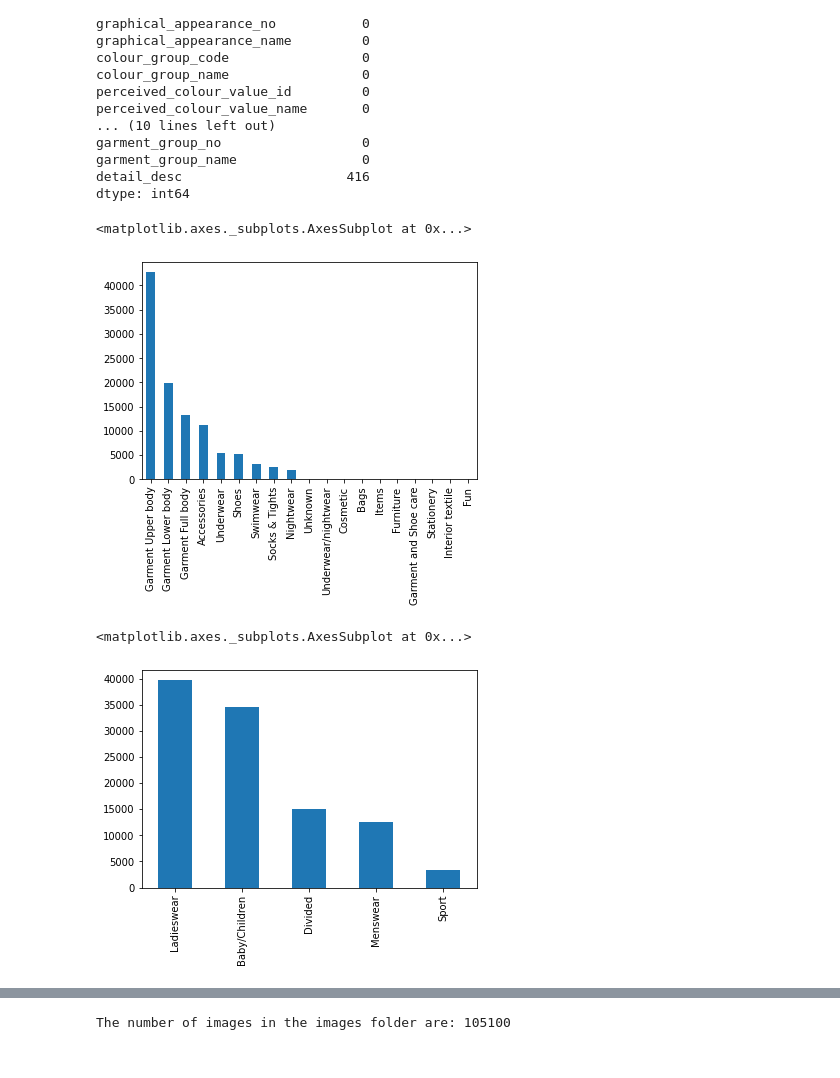
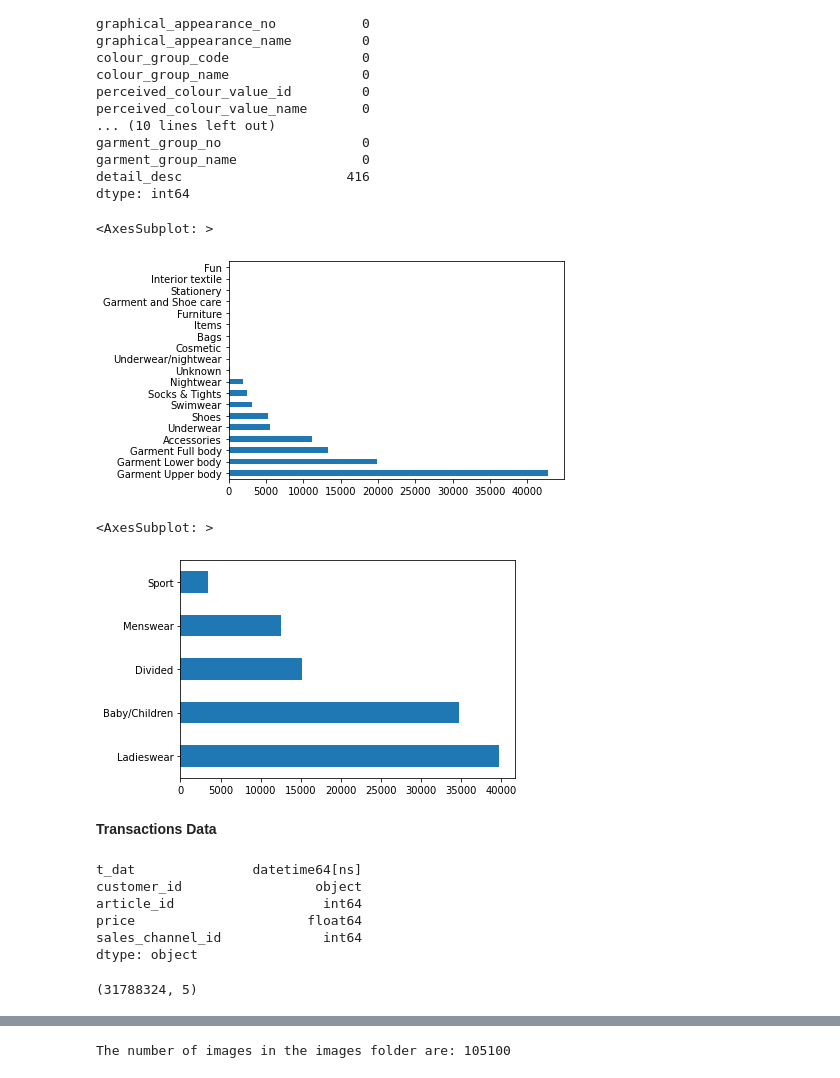
Before and after one commit to Martin-Msb/context-aware-recommendation, a Jupyter notebook: context_aware_recommender.ipynb, the cells around one changed output, grey strips where cells are left out. Saved outputs shown, nothing was run; the diff lists cells and outputs as text; code cells hidden in the pictures.

```diff
--- a/context_aware_recommender.ipynb
+++ b/context_aware_recommender.ipynb
@@ -479,13 +527,17 @@ garment_group_no                  0
 garment_group_name                0
 detail_desc                     416
 dtype: int64
+# %%
+articles_df = articles_df.dropna()
 # %%
-articles_df.product_group_name.value_counts().plot(kind = 'bar')
+articles_df.product_group_name.value_counts().plot(kind = 'barh')
 # %% [output]
-<matplotlib.axes._subplots.AxesSubplot at 0x...>
+<AxesSubplot: >
-[figure, old version]
+[figure, new version]
 # %%
-articles_df.index_group_name.value_counts().plot(kind = 'bar')
+articles_df.index_group_name.value_counts().plot(kind = 'barh')
 # %% [output]
-<matplotlib.axes._subplots.AxesSubplot at 0x...>
+<AxesSubplot: >
-[figure, old version]
+[figure, new version]
+# %% [markdown]
+**Transactions Data**
@@ -491,0 +546,13 @@ articles_df.index_group_name.value_counts().plot(kind = 'bar')
+# %%
+transactions_df.dtypes
+# %% [output]
+t_dat               datetime64[ns]
+customer_id                 object
+article_id                   int64
+price                      float64
+sales_channel_id             int64
+dtype: object
+# %%
+transactions_df.shape
+# %% [output]
+(31788324, 5)
```
Also changed, not shown: parts of 76 cells of this notebook.
